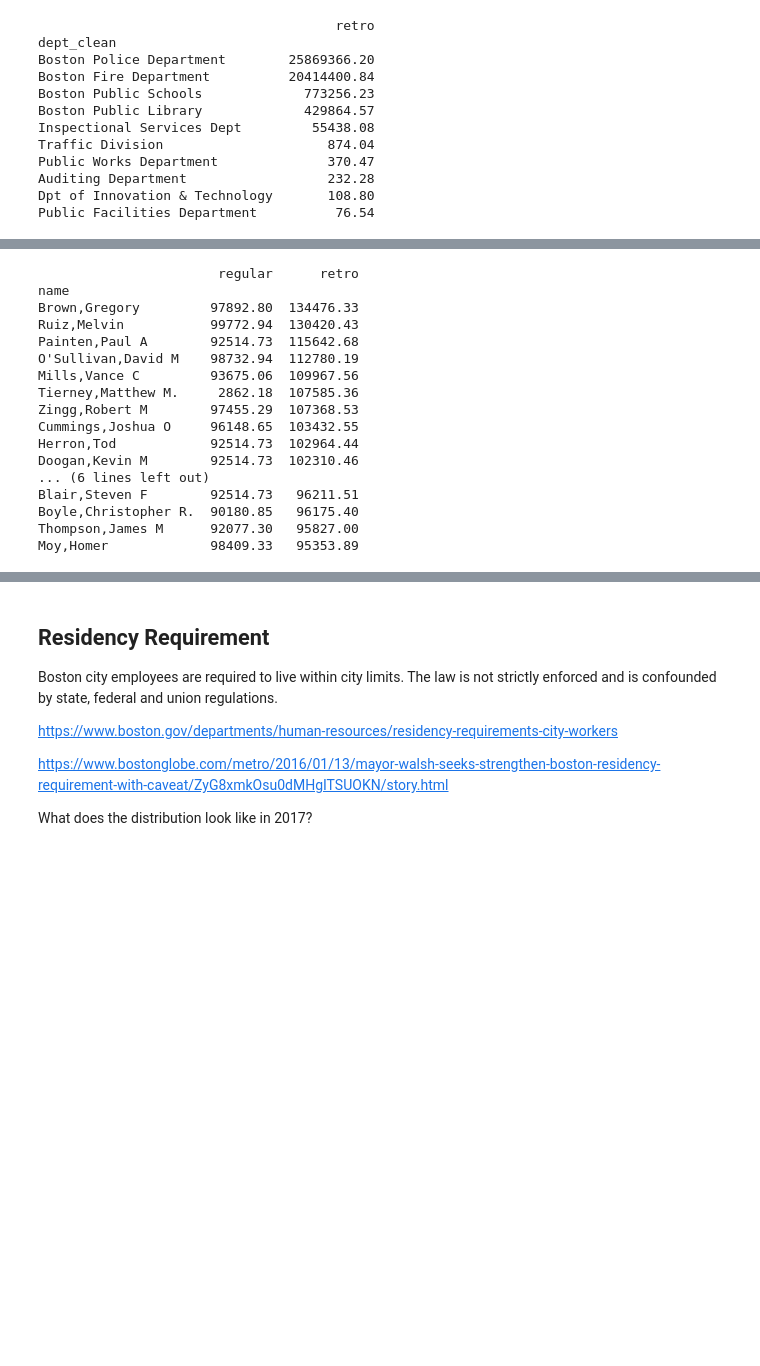
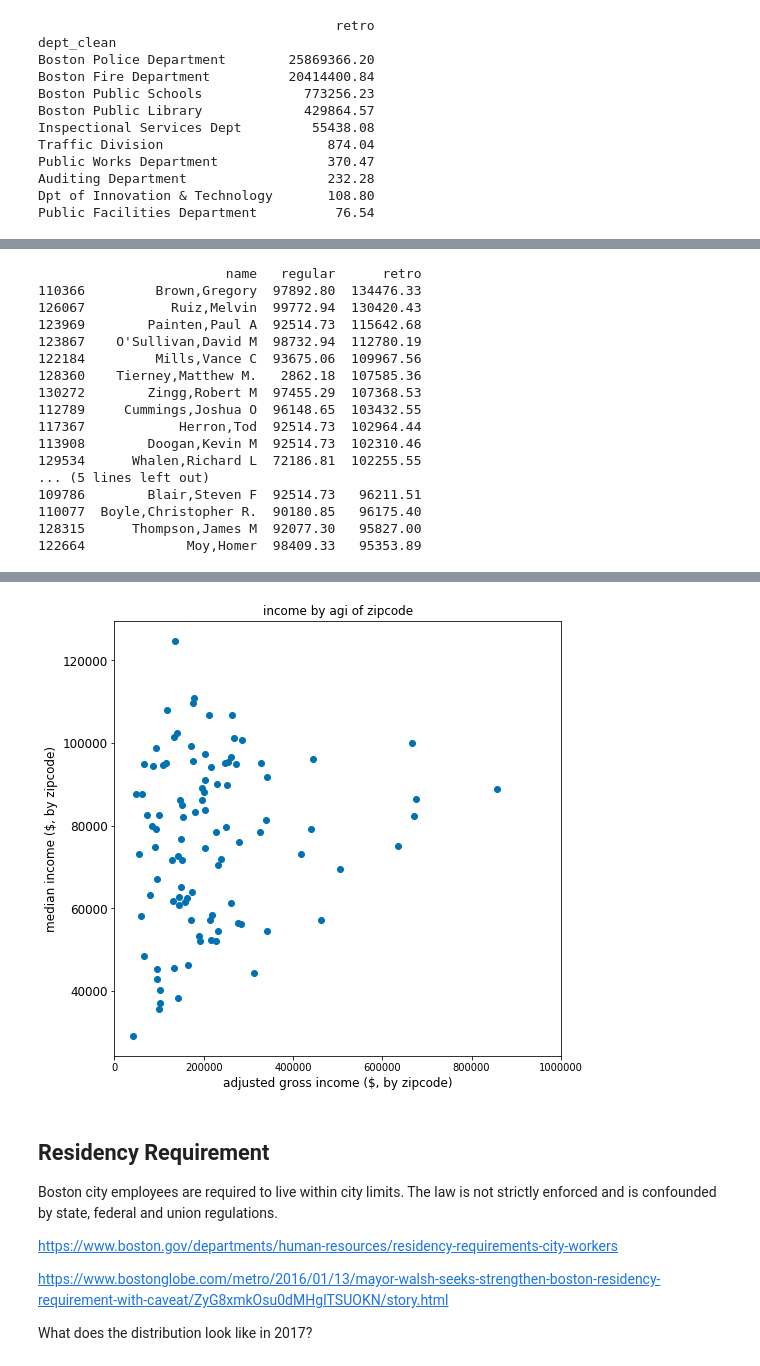
Before and after one commit to Turanga1/Springboard_DataScience, a Jupyter notebook: Capstone 1 - Boston Earnings Report/boston_earnings_analysis.ipynb, the cells around one changed output, grey strips where cells are left out. Cells and saved outputs as stored; diff of their text form; code cells hidden in the pictures; blank space fills up the shorter version.

```diff
--- a/Capstone 1 - Boston Earnings Report/boston_earnings_analysis.ipynb
+++ b/Capstone 1 - Boston Earnings Report/boston_earnings_analysis.ipynb
@@ -233,25 +239,27 @@ Dep Fire Chief         365344.38
 # %%
 # by name 2016
-retro_by_name = pd.pivot_table(earnings[(earnings.year == 2016) & (earnings.title == 'Police Detective')], values=['regular', 'retro'], index='name', aggfunc=np.sum).sort_values(by='retro', ascending=False)
+retro_by_name = earnings.loc[(earnings.year == 2016) & (earnings.title == 'Police Detective')]\
+                    [['name', 'regular', 'retro']]\
+                    .sort_values(by='retro', ascending=False)
 print(retro_by_name[:20])
 # %% [output]
-                       regular      retro
-name
-Brown,Gregory         97892.80  134476.33
-Ruiz,Melvin           99772.94  130420.43
-Painten,Paul A        92514.73  115642.68
-O'Sullivan,David M    98732.94  112780.19
-Mills,Vance C         93675.06  109967.56
-Tierney,Matthew M.     2862.18  107585.36
-Zingg,Robert M        97455.29  107368.53
-Cummings,Joshua O     96148.65  103432.55
-Herron,Tod            92514.73  102964.44
-Doogan,Kevin M        92514.73  102310.46
-... (6 lines left out)
-Blair,Steven F        92514.73   96211.51
-Boyle,Christopher R.  90180.85   96175.40
-Thompson,James M      92077.30   95827.00
-Moy,Homer             98409.33   95353.89
+                        name   regular      retro
+110366         Brown,Gregory  97892.80  134476.33
+126067           Ruiz,Melvin  99772.94  130420.43
+123969        Painten,Paul A  92514.73  115642.68
+123867    O'Sullivan,David M  98732.94  112780.19
+122184         Mills,Vance C  93675.06  109967.56
+128360    Tierney,Matthew M.   2862.18  107585.36
+130272        Zingg,Robert M  97455.29  107368.53
+112789     Cummings,Joshua O  96148.65  103432.55
+117367            Herron,Tod  92514.73  102964.44
+113908        Doogan,Kevin M  92514.73  102310.46
+129534      Whalen,Richard L  72186.81  102255.55
+... (5 lines left out)
+109786        Blair,Steven F  92514.73   96211.51
+110077  Boyle,Christopher R.  90180.85   96175.40
+128315      Thompson,James M  92077.30   95827.00
+122664             Moy,Homer  98409.33   95353.89
 # %%
 greg = earnings.loc[earnings.name == 'Brown,Gregory']
 greg
@@ -264,6 +272,39 @@ greg
 | 88424 | 88424 | Brown,Gregory | Boston Police Department | Police Detective | 77020.28 | 0.00 | 11754.00 | 98618.64 | 0.0 | 11040.0 | ... |
 | 110366 | 110366 | Brown,Gregory | Boston Police Department | Police Detective | 97892.80 | 134476.33 | 15752.49 | 87511.88 | 0.0 | 16192.0 | ... |
 | 130902 | 130902 | Brown,Gregory | Boston Police Department | Police Detective | 103987.91 | 5526.34 | 15752.48 | 122364.06 | 0.0 | 2024.0 | ... |
+# %%
+"""
+Adjusted Gross Income (AGI) by zip code
+
+Available for years 1998 through 2015
+from:
+https://www.irs.gov/statistics/soi-tax-stats-individual-income-tax-statistics-2015-zip-code-data-soi
+
+data:
+https://www.irs.gov/pub/irs-soi/15zpallagi.csv
+data documentation:
+https://www.irs.gov/pub/irs-soi/15zpdoc.doc
+
+"""
+agi = pd.read_csv('15zpallagi.csv', encoding = "ISO-8859-1", usecols=['STATE', 'zipcode', 'agi_stub', 'N1', 'NUMDEP', 'A00100', 'A00200', 'A02650'], dtype={'zipcode': object})
+agi['sum'] = agi['N1'] *  agi['A00100']
+agi = agi.groupby('zipcode').agg(np.sum).reset_index()
+
+agi['agi'] = agi['sum'] / agi['N1']
+# %%
+fig, ax = plt.subplots(1, 1, figsize=(8, 8))
+zipcode = earnings.groupby('zip')['total'].agg([np.size, np.median]).sort_values(by='size', ascending=False).reset_index()[:100]
+zip_agi = pd.merge(zipcode, agi, left_on='zip', right_on='zipcode', how='left')
+ax.scatter(zip_agi['agi'], zip_agi['median'])
+ax.set_xlim(0, 1000000)
+ax.set_xlabel('adjusted gross income ($, by zipcode)')
+ax.set_ylabel('median income ($, by zipcode)')
+ax.set_title('income by agi of zipcode')
+# plt.xticks(rotation='vertical')
+# ax.locator_params(nbins=25, axis='x')
+plt.show()
+# %% [output]
+[figure, added]
 # %% [markdown]
 ## Residency Requirement
 Boston city employees are required to live within city limits. The law is not strictly enforced and is confounded by state, federal and union regulations.
```
Also changed, not shown: parts of 1 cell of this notebook, 1 other file.
